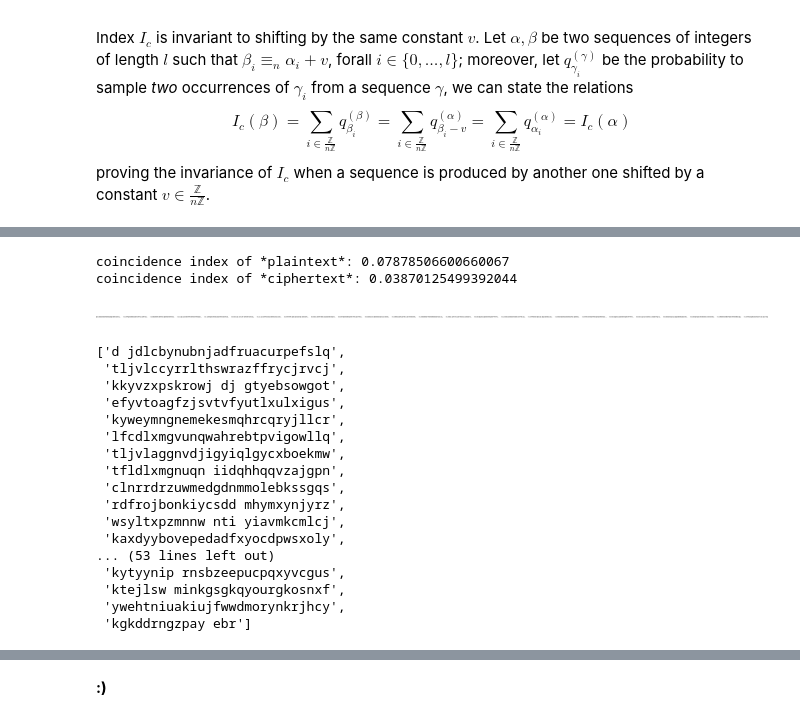
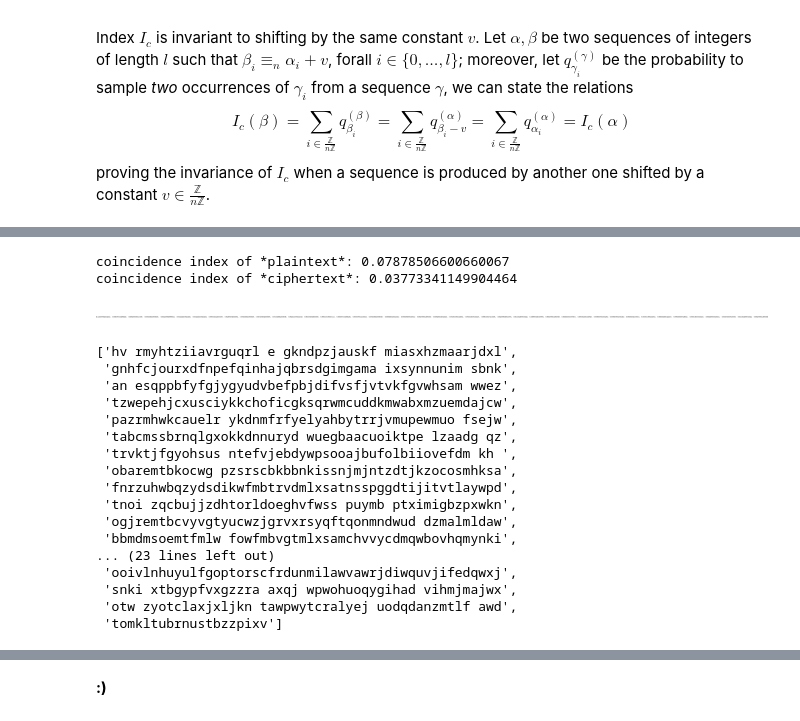
Before and after one commit to massimo-nocentini/scratchpad, a Jupyter notebook: chapters/crypto/vigenere-cryptoanalysis.ipynb, the cells around one changed output, grey strips where cells are left out. Cells and saved outputs as stored; diff of their text form; code cells hidden in the pictures.

```diff
--- a/chapters/crypto/vigenere-cryptoanalysis.ipynb
+++ b/chapters/crypto/vigenere-cryptoanalysis.ipynb
@@ -84,13 +84,18 @@ assert decode(encode(plain_text)) == plain_text
 # %% [markdown]
 Let $\textbf{k}=(k_{0},\ldots,k_{m-1}) \in \left(\frac{\mathbb{Z}}{n\mathbb{Z}}\right)^{m}$ be a *key* of length $m\in\mathbb{N}$. In order to have a meaningful analysis we build a function `generate_random_key` which generate a random key of random length, keeping it safe...we will uncover it only at the end to check our work:
 # %%
-def generate_random_key(max_length, alphabet=A):
+def generate_random_key(given_key=None, required_length=None, max_length=None, alphabet=A):
+
+    if given_key is not None: return given_key
+
+    if required_length is None and max_length is None: max_length = len(alphabet)
+
     # the minimum length of the key is 3 to build interesting cases
-    length = randint(3, max_length)
+    length = required_length if required_length else randint(3, max_length)
     key = [0] * length
     # -1 in the following max limit because it is inclusive in the sense of `randint`.
     for i in range(length): key[i] = randint(0, len(alphabet)-1)
     return key
 
 #key = encode("ericsmullyan")
-secret_key = generate_random_key(floor(len(encoded_plain_text)/32))
+secret_key = generate_random_key(required_length=50)
@@ -178,7 +187,7 @@ print("coincidence index of *plaintext*: {}\ncoincidence index of *ciphertext*:
         coincidence_index(plaintext_frequencies), coincidence_index(frequencies(cipher_text))))
 # %% [output]
 coincidence index of *plaintext*: 0.07878506600660067
-coincidence index of *ciphertext*: 0.03870125499392044
+coincidence index of *ciphertext*: 0.03773341149904464
 # %%
 def spread(message, block_length):
     return [message[i:i+block_length] for i in range(0, len(message), block_length)]
@@ -215,30 +224,30 @@ def guess_key_length(analysis, threshold=0.06):
 # %%
 analysis = analyze(cipher_text)
 # %%
-probing_key_length = 28
+probing_key_length = 50
 guess_key_length(analysis)[probing_key_length]
 # %% [output]
-[figure, old version]
+[figure, new version]
 # %%
 decode_spreaded(spread(cipher_text, probing_key_length))
 # %% [output]
-['d jdlcbynubnjadfruacurpefslq',
- 'tljvlccyrrlthswrazffrycjrvcj',
- 'kkyvzxpskrowj dj gtyebsowgot',
- 'efyvtoagfzjsvtvfyutlxulxigus',
- 'kyweymngnemekesmqhrcqryjllcr',
- 'lfcdlxmgvunqwahrebtpvigowllq',
- 'tljvlaggnvdjigyiqlgycxboekmw',
- 'tfldlxmgnuqn iidqhhqqvzajgpn',
- 'clnrrdrzuwmedgdnmmolebkssgqs',
- 'rdfrojbonkiycsdd mhymxynjyrz',
- 'wsyltxpzmnnw nti yiavmkcmlcj',
- 'kaxdyybovepedadfxyocdpwsxoly',
-... (53 lines left out)
- 'kytyynip rnsbzeepucpqxyvcgus',
- 'ktejlsw minkgsgkqyourgkosnxf',
- 'ywehtniuakiujfwwdmorynkrjhcy',
- 'kgkddrngzpay ebr']
+['hv rmyhtziiavrguqrl e gkndpzjauskf miasxhzmaarjdxl',
+ 'gnhfcjourxdfnpefqinhajqbrsdgimgama ixsynnunim sbnk',
+ 'an esqppbfyfgjygyudvbefpbjdifvsfjvtvkfgvwhsam wwez',
+ 'tzwepehjcxusciykkchoficgksqrwmcuddkmwabxmzuemdajcw',
+ 'pazrmhwkcauelr ykdnmfrfyelyahbytrrjvmupewmuo fsejw',
+ 'tabcmssbrnqlgxokkdnnuryd wuegbaacuoiktpe lzaadg qz',
+ 'trvktjfgyohsus ntefvjebdywpsooajbufolbiiovefdm kh ',
+ 'obaremtbkocwg pzsrscbkbbnkissnjmjntzdtjkzocosmhksa',
+ 'fnrzuhwbqzydsdikwfmbtrvdmlxsatnsspggdtijitvtlaywpd',
+ 'tnoi zqcbujjzdhtorldoeghvfwss puymb ptximigbzpxwkn',
+ 'ogjremtbcvyvgtyucwzjgrvxrsyqftqonmndwud dzmalmldaw',
+ 'bbmdmsoemtfmlw fowfmbvgtmlxsamchvvycdmqwbovhqmynki',
+... (23 lines left out)
+ 'ooivlnhuyulfgoptorscfrdunmilawvawrjdiwquvjifedqwxj',
+ 'snki xtbgypfvxgzzra axqj wpwohuoqygihad vihmjmajwx',
+ 'otw zyotclaxjxljkn tawpwytcralyej uodqdanzmtlf awd',
+ 'tomkltubrnustbzzpixv']
 # %%
 def mutual_coincidence_index(fst_freqs, snd_freqs, offset=0,
                              alphabet=A, inverse_alphabet=inverse_A):
```
Also changed, not shown: parts of 17 cells of this notebook.
